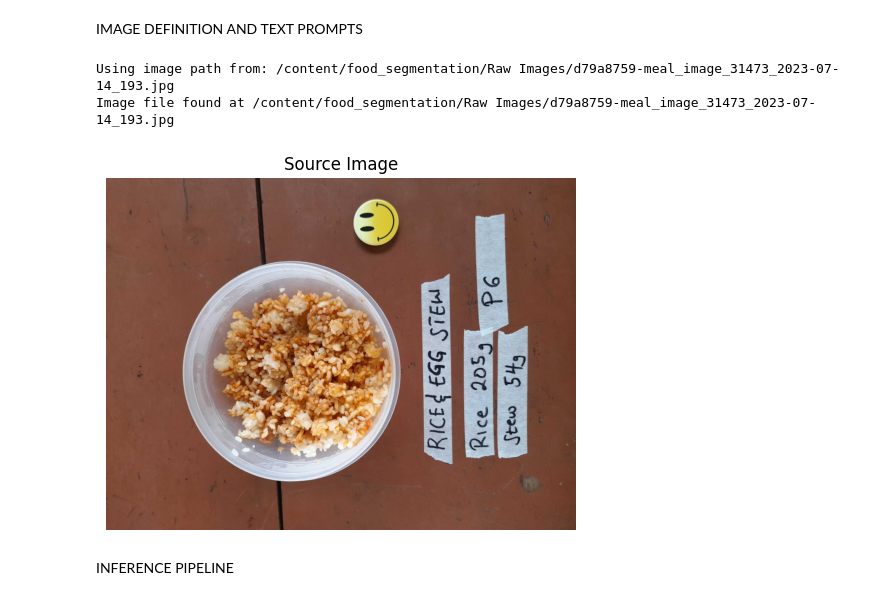
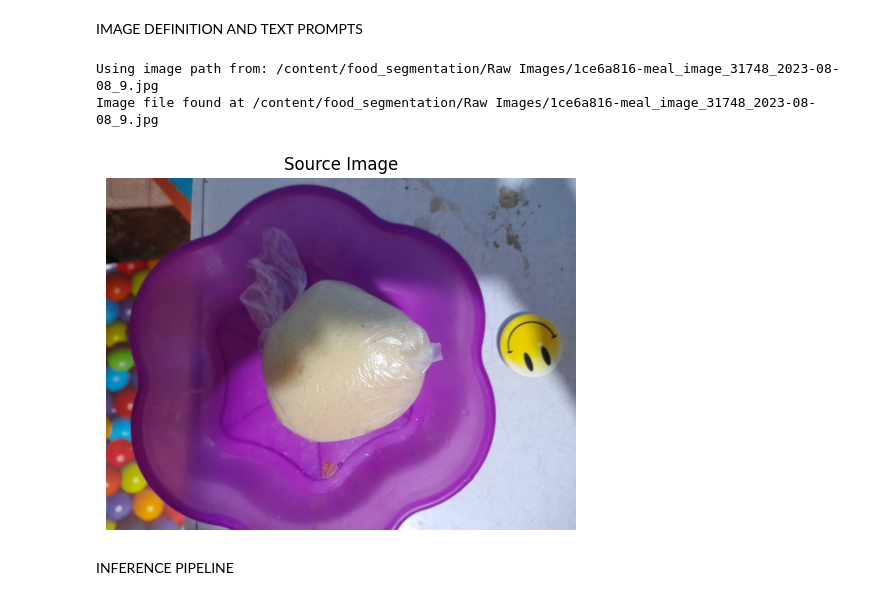
Before and after one commit to Bempong-Sylvester-Obese/Food-segmentation-with-pre-trained-model, a Jupyter notebook: Food_Segmentation.ipynb, the cells around one changed output. Saved outputs shown, nothing was run; the diff lists cells and outputs as text; code cells hidden in the pictures.

Commit message:
Segmentation task on a ball of bank

```diff
--- a/Food_Segmentation.ipynb
+++ b/Food_Segmentation.ipynb
@@ -108,7 +151,7 @@ import matplotlib.pyplot as plt
 import math
 
 # Image path
-IMAGE_NAME = "/content/food_segmentation/Raw Images/d79a8759-meal_image_31473_2023-07-14_193.jpg"
+IMAGE_NAME = "/content/food_segmentation/Raw Images/1ce6a816-meal_image_31748_2023-08-08_9.jpg"
 
 IMAGE_PATH = os.path.join(ABS_PROJECT_DIR, IMAGE_NAME)
 
@@ -118,38 +161,38 @@ print(f"Using image path from: {IMAGE_PATH}")
 # Check if the image file exists
 if not os.path.exists(IMAGE_PATH):
     print(f"Error: Image file not found at {IMAGE_PATH}")
 else:
     print(f"Image file found at {IMAGE_PATH}")
     # Text Prompt
-    CLASSES =["Rice and Stew"]
-    PROMPT = "White Rice mixed with Egg Stew"
+    CLASSES =["Banku"]
+    PROMPT = "A ball of banku"
 
     # Visualisation helper function
     def show_image(images, titles=None, cols=2):
         rows = math.ceil(len(images) / cols)
         fig, axes = plt.subplots(rows, cols, figsize=(cols * 5, rows * 5))
         axes = axes.flatten() if rows > 1 or cols > 1 else [axes]
 
         for i, img in enumerate(images):
             axes[i].imshow(cv2.cvtColor(img, cv2.COLOR_BGR2RGB))
             if titles and i < len(titles):
                 axes[i].set_title(titles[i])
             axes[i].axis('off')
 
         # Hide any unused subplots
         for j in range(i + 1, len(axes)):
             axes[j].axis('off')
 
         plt.tight_layout()
         plt.show()
 
 
     source_image = cv2.imread(IMAGE_PATH)
     show_image([source_image], titles=["Source Image"], cols=1)
 # %% [output]
-Using image path from: /content/food_segmentation/Raw Images/d79a8759-meal_image_31473_2023-07-14_193.jpg
-Image file found at /content/food_segmentation/Raw Images/d79a8759-meal_image_31473_2023-07-14_193.jpg
+Using image path from: /content/food_segmentation/Raw Images/1ce6a816-meal_image_31748_2023-08-08_9.jpg
+Image file found at /content/food_segmentation/Raw Images/1ce6a816-meal_image_31748_2023-08-08_9.jpg
-[figure, old version]
+[figure, new version]
 # %% [markdown]
 INFERENCE PIPELINE
 # %%
```
Also changed, not shown: parts of 4 cells of this notebook.
